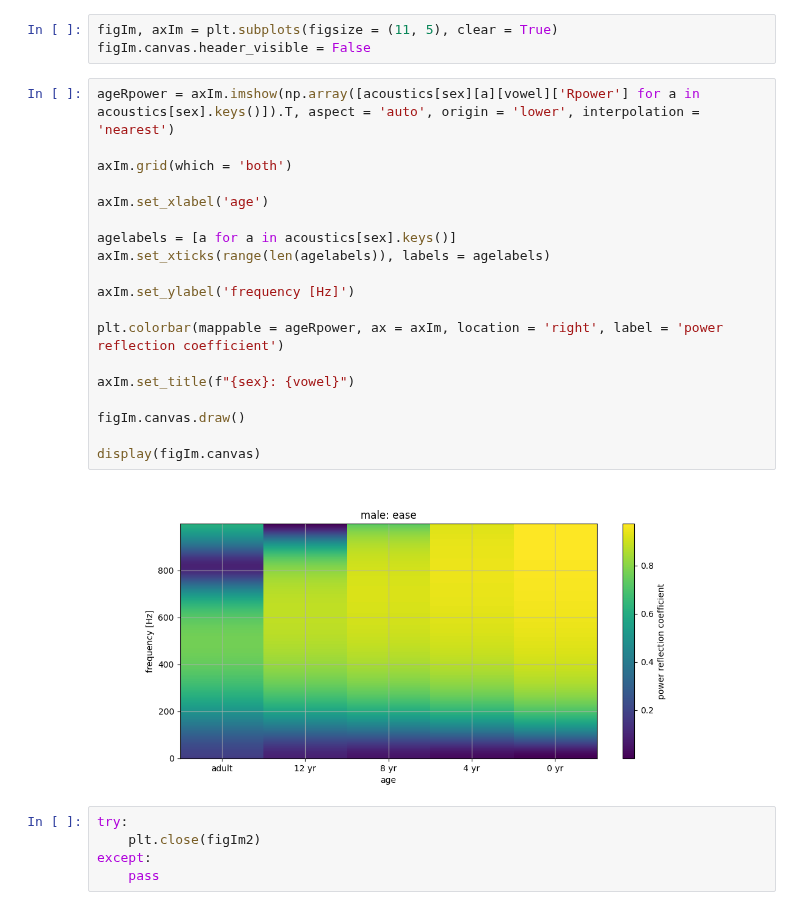
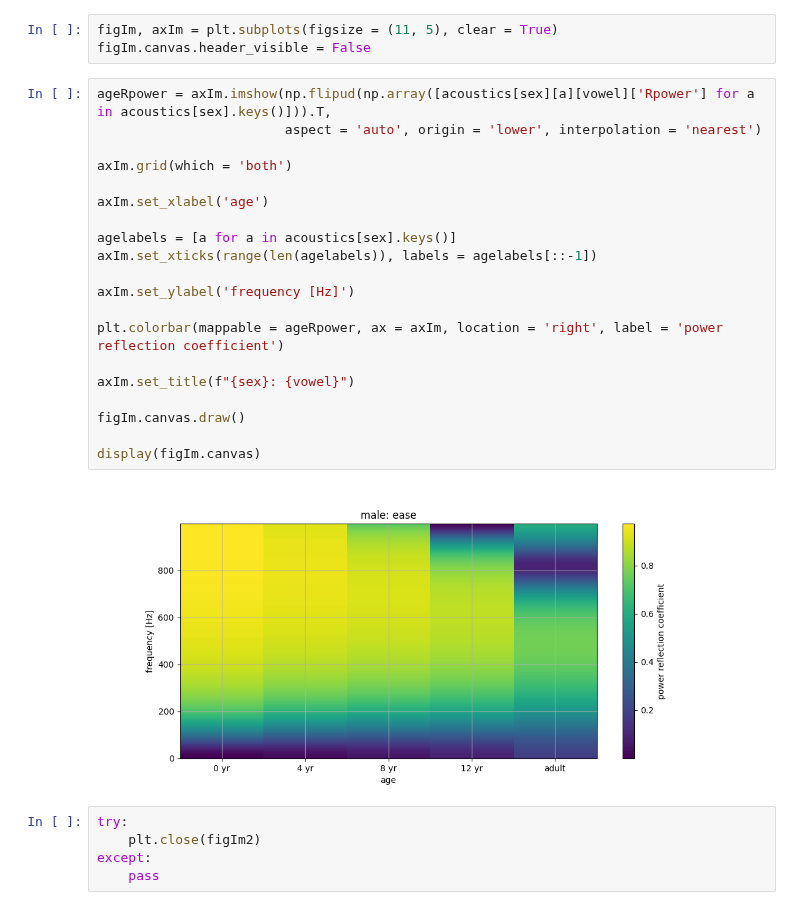
Before and after one commit to MammalianVoiceProduction/SOVTE, a Jupyter notebook: SOVTEs.ipynb, the cells around one changed output. Drawn from its saved outputs; the diff is of its cells as text.

```diff
--- a/SOVTEs.ipynb
+++ b/SOVTEs.ipynb
@@ -703,26 +705,27 @@ except:
 figIm, axIm = plt.subplots(figsize = (11, 5), clear = True)
 figIm.canvas.header_visible = False
 # %%
-ageRpower = axIm.imshow(np.array([acoustics[sex][a][vowel]['Rpower'] for a in acoustics[sex].keys()]).T, aspect = 'auto', origin = 'lower', interpolation = 'nearest')
+ageRpower = axIm.imshow(np.flipud(np.array([acoustics[sex][a][vowel]['Rpower'] for a in acoustics[sex].keys()])).T,
+                        aspect = 'auto', origin = 'lower', interpolation = 'nearest')
 
 axIm.grid(which = 'both')
 
 axIm.set_xlabel('age')
 
 agelabels = [a for a in acoustics[sex].keys()]
-axIm.set_xticks(range(len(agelabels)), labels = agelabels)
+axIm.set_xticks(range(len(agelabels)), labels = agelabels[::-1])
 
 axIm.set_ylabel('frequency [Hz]')
 
 plt.colorbar(mappable = ageRpower, ax = axIm, location = 'right', label = 'power reflection coefficient')
 
 axIm.set_title(f"{sex}: {vowel}")
 
 figIm.canvas.draw()
 
 display(figIm.canvas)
 # %% [output]
-[figure, old version]
+[figure, new version]
 # %%
 try:
     plt.close(figIm2)
```
Also changed, not shown: parts of 3 cells of this notebook.
